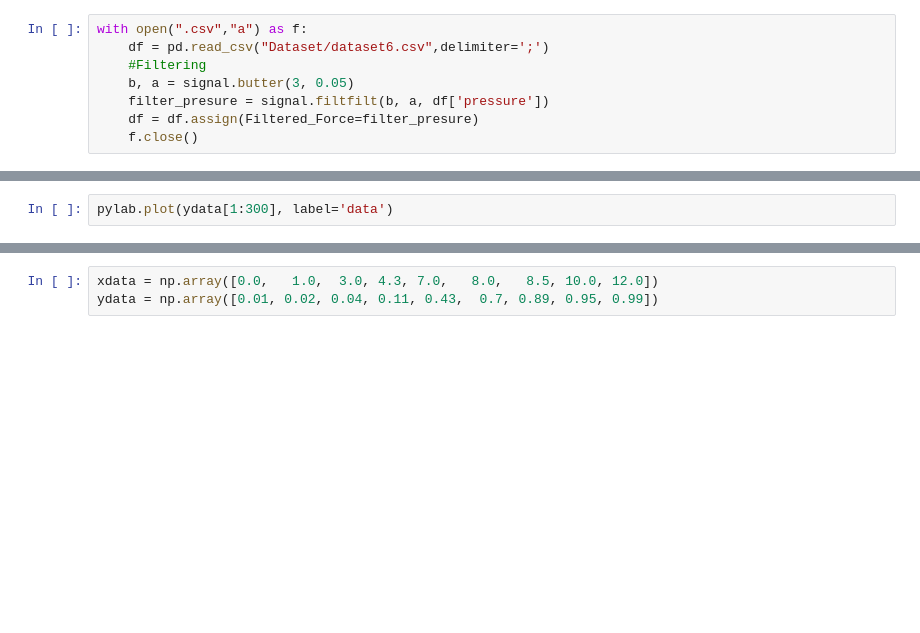
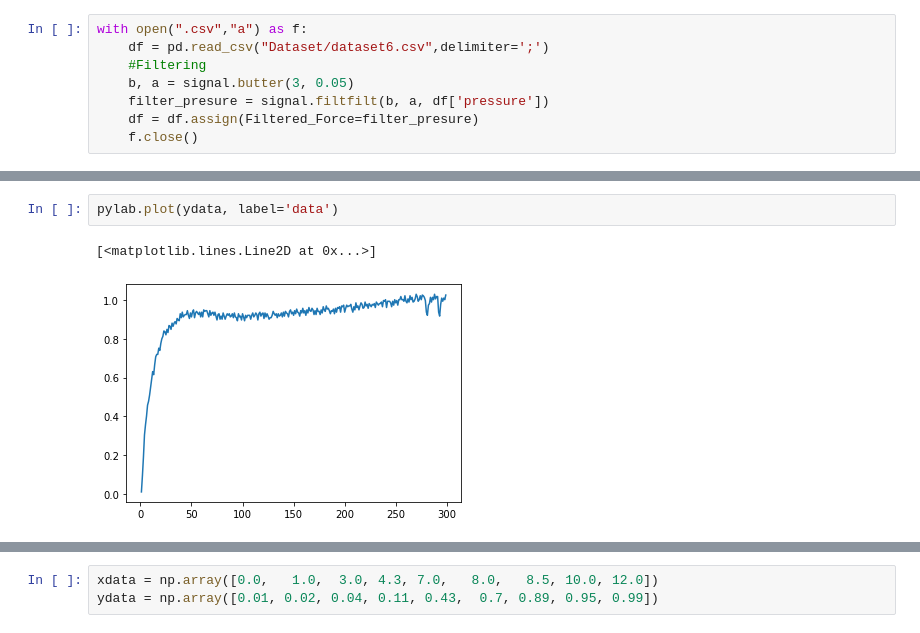
Before and after one commit to Jonasjcmh/PneuNet_Controller, a Jupyter notebook: Impedance controller.ipynb, the cells around one changed output, grey strips where cells are left out. Drawn from its saved outputs; the diff is of its cells as text; blank space fills up the shorter version.

```diff
--- a/Impedance controller.ipynb
+++ b/Impedance controller.ipynb
@@ -489,2 +496,5 @@ pylab.plot(xdata, ydata, label='data')
 # %%
-pylab.plot(ydata[1:300], label='data')
+pylab.plot(ydata, label='data')
+# %% [output]
+[<matplotlib.lines.Line2D at 0x...>]
+[figure, added]
```
Also changed, not shown: parts of 4 cells of this notebook.
